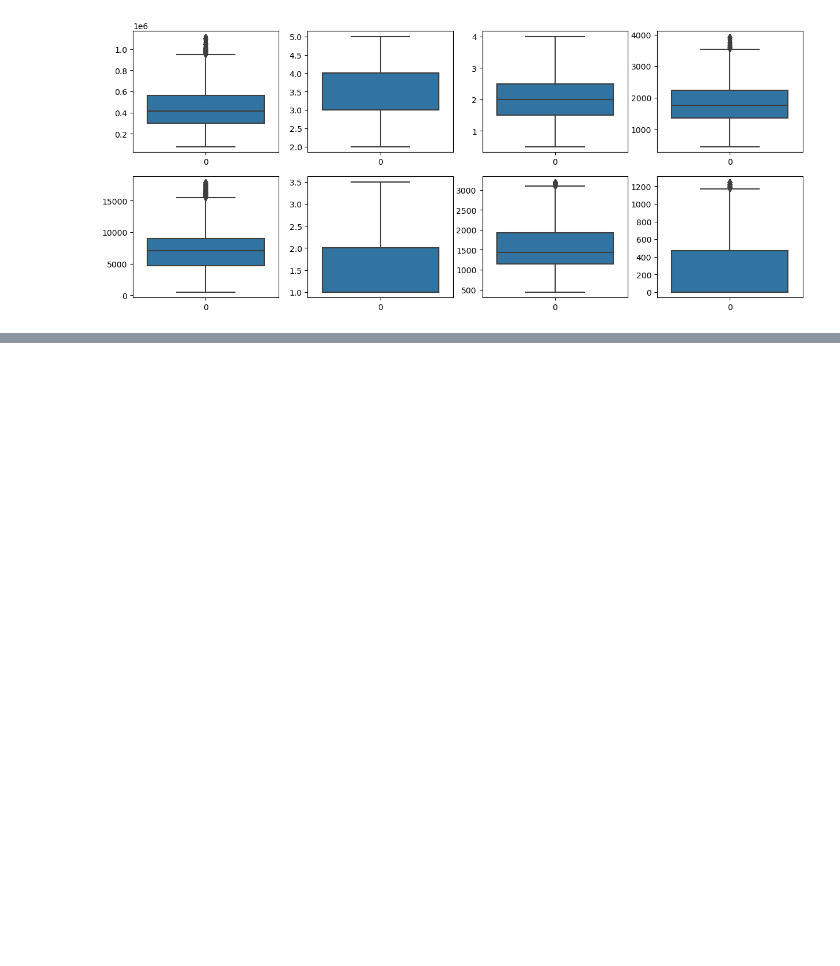
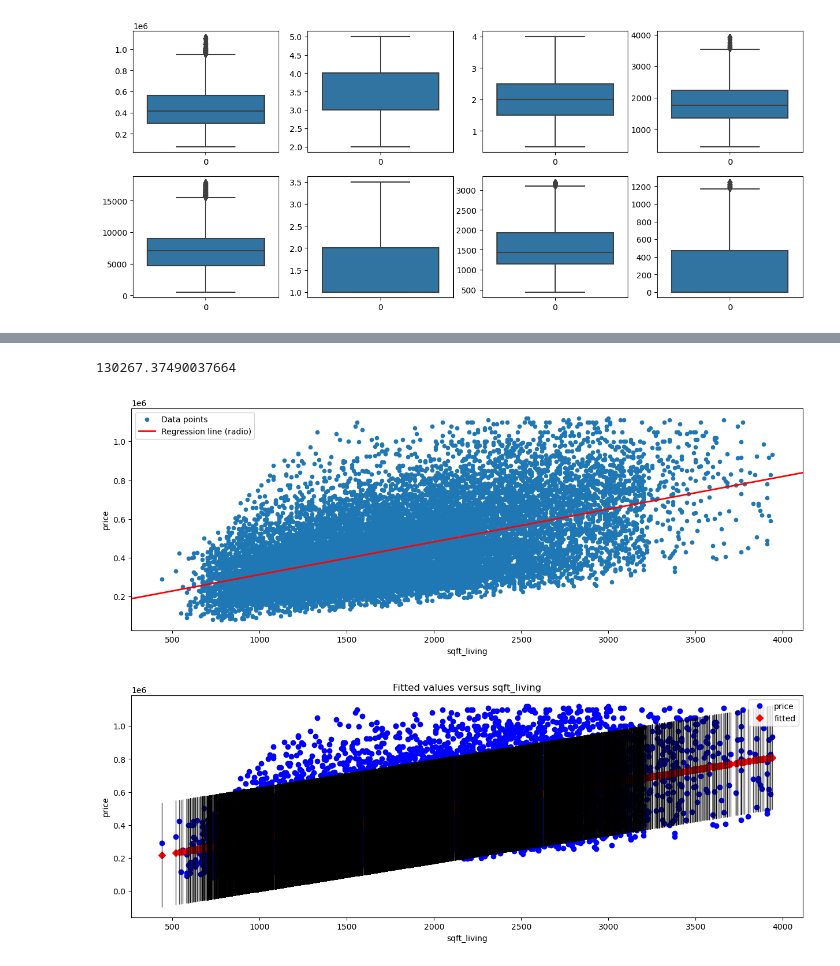
Before and after one commit to Collinskanyiri/dsc-phase-2-project-v2-3, a Jupyter notebook: student.ipynb, the cells around one changed output, grey strips where cells are left out. Cells and saved outputs as stored; diff of their text form; code cells hidden in the pictures; blank space fills up the shorter version.

```diff
--- a/student.ipynb
+++ b/student.ipynb
@@ -588,0 +679,4 @@ plt3 = sns.boxplot(df['sqft_basement'], ax = axs[1,3])
+# %%
+y = df['price']
+
+X_base = df['sqft_living']
@@ -588,0 +685,3 @@ plt3 = sns.boxplot(df['sqft_basement'], ax = axs[1,3])
+# %%
+base_model = sm.OLS(endog=y, exog=sm.add_constant(X_base))
+base_results = base_model.fit()
@@ -588,0 +709,23 @@ plt3 = sns.boxplot(df['sqft_basement'], ax = axs[1,3])
+# %%
+# calculate the mean absolute error
+base_mae = mean_absolute_error(y, base_results.predict(sm.add_constant(X_base)))
+base_mae
+# %% [output]
+130267.37490037664
+# %%
+# Visualize model fit
+fig, ax = plt.subplots(figsize=(15,5))
+df.plot(x='sqft_living', y='price', kind="scatter", label="Data points", ax=ax)
+sm.graphics.abline_plot(model_results=base_results, label="Regression line (radio)", c="red", linewidth=2, ax=ax)
+ax.legend()
+plt.savefig('images/model fit');
+plt.show()
+
+#Visualize fitted values
+fig, ax = plt.subplots(figsize=(15,5))
+sm.graphics.plot_fit(base_results, "sqft_living", ax=ax)
+plt.savefig('images/fitted values');
+plt.show()
+# %% [output]
+[figure, added]
+[figure, added]
```
Also changed, not shown: parts of 28 cells of this notebook.
